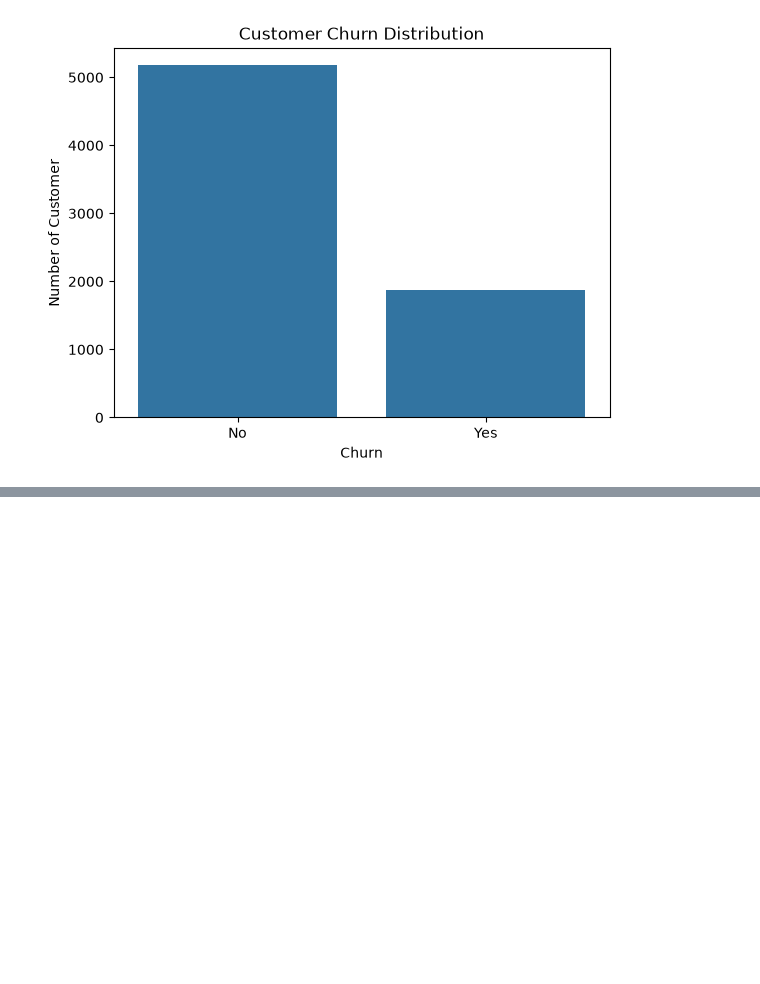
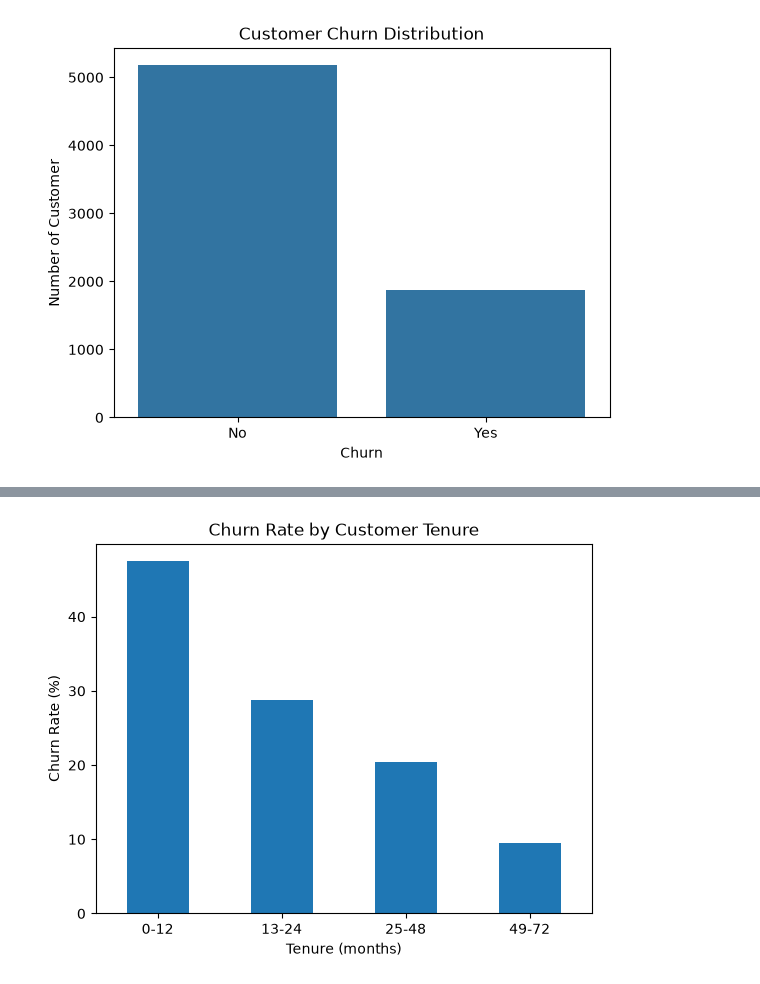
Before and after one commit to heixen/Customer-Churn-Prediction, a Jupyter notebook: notebooks/01_data_exploration.ipynb, the cells around one changed output, grey strips where cells are left out. Cells and saved outputs as stored; diff of their text form; code cells hidden in the pictures; blank space fills up the shorter version.

```diff
--- a/notebooks/01_data_exploration.ipynb
+++ b/notebooks/01_data_exploration.ipynb
@@ -167,0 +268,6 @@ plt.show()
+# %%
+df["tenure_group"] = pd.cut(
+    df["tenure"],
+    bins=[-1, 12, 24, 48, 72],
+    labels=["0-12", "13-24", "25-48", "49-72"]
+)
@@ -167,0 +290,8 @@ plt.show()
+# %%
+tenure_churn = pd.crosstab(
+    df["tenure_group"],
+    df["Churn"],
+    normalize="index"
+) * 100
+
+tenure_churn
@@ -167,0 +305,10 @@ plt.show()
+# %%
+tenure_churn["Yes"].plot(kind="bar")
+
+plt.title("Churn Rate by Customer Tenure")
+plt.xlabel("Tenure (months)")
+plt.ylabel("Churn Rate (%)")
+plt.xticks(rotation=0)
+plt.show()
+# %% [output]
+[figure, added]
```
Also changed, not shown: parts of 31 cells of this notebook, 5 other files.
